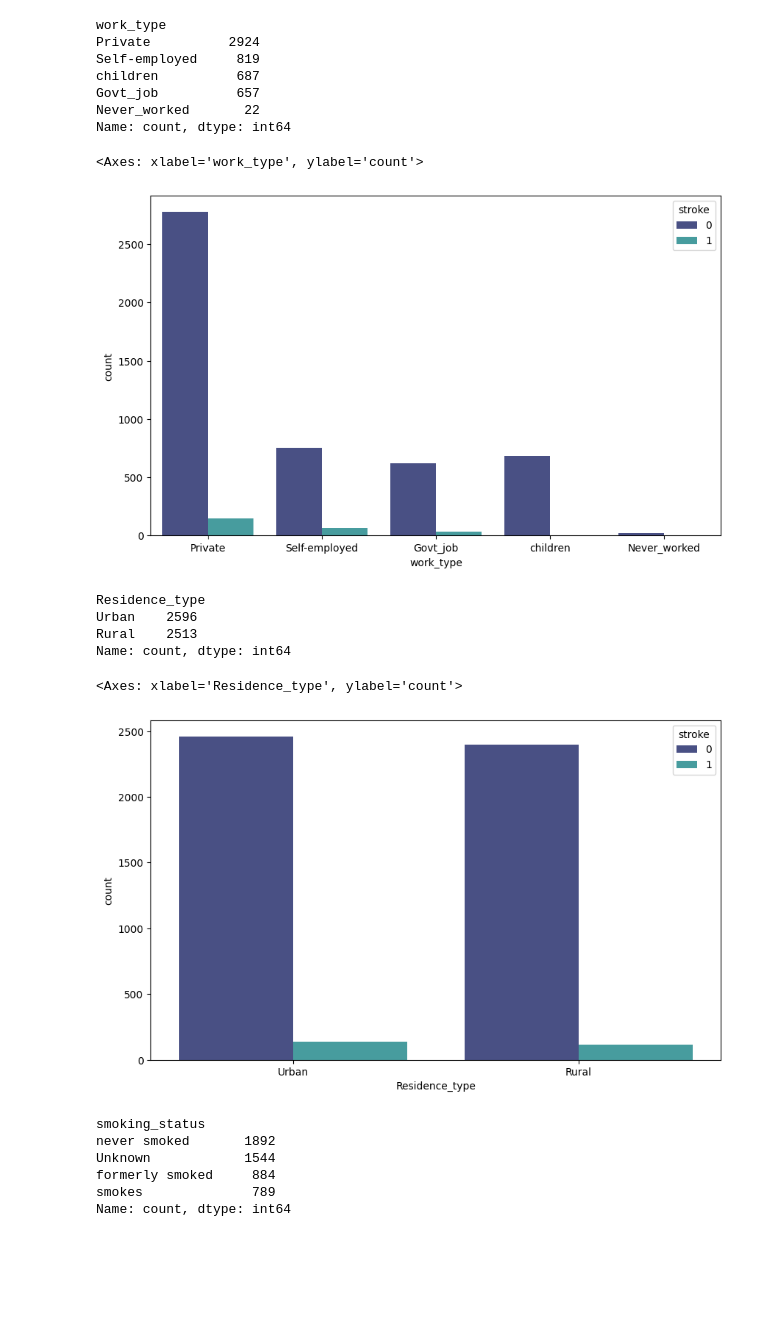
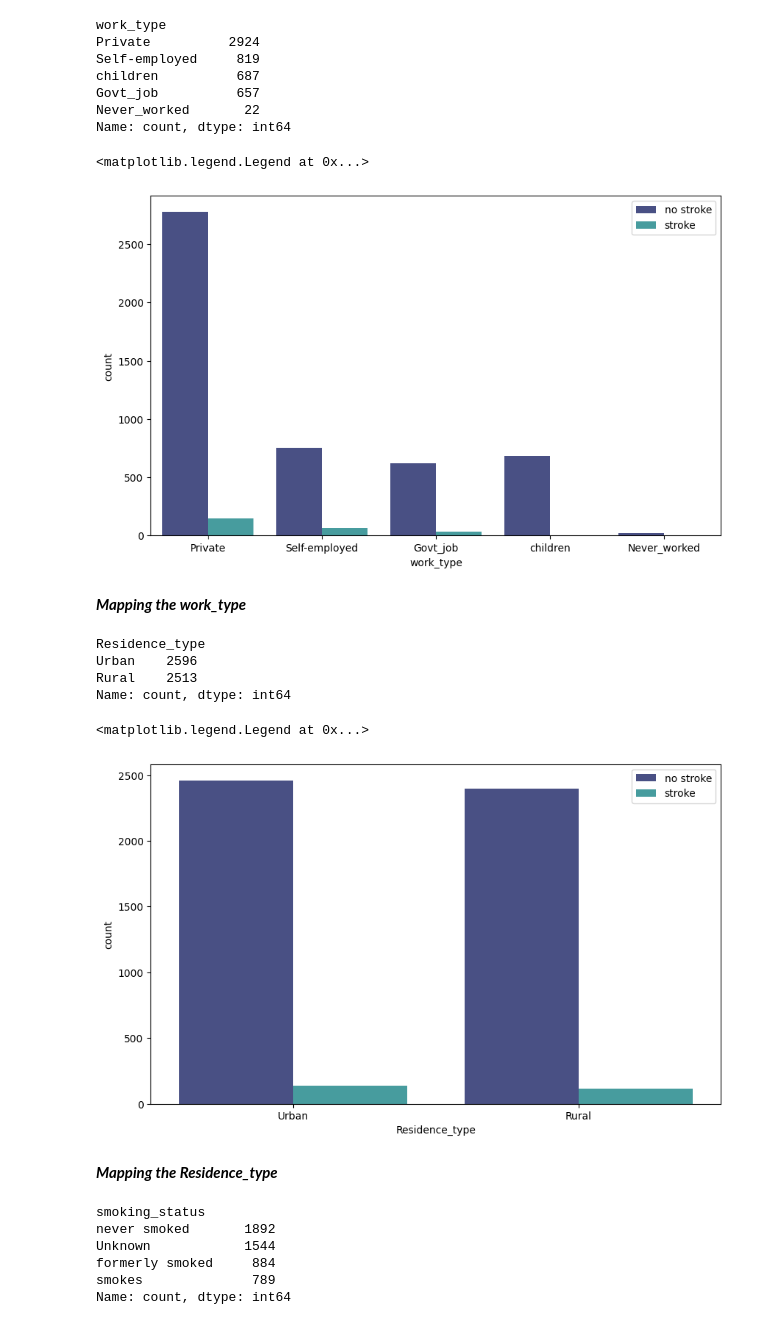
Before and after one commit to Menna167200/-_-, a Jupyter notebook: stroke-prediction-with-99-accuracy.ipynb, the cells around one changed output. Saved outputs shown, nothing was run; the diff lists cells and outputs as text; code cells hidden in the pictures; blank space fills up the shorter version.

```diff
--- a/stroke-prediction-with-99-accuracy.ipynb
+++ b/stroke-prediction-with-99-accuracy.ipynb
@@ -362,9 +376,12 @@ Name: count, dtype: int64
 # %%
 plt.figure(figsize=(10,6))
 sns.countplot(x="work_type", data=data, palette='mako',hue='stroke')
+plt.legend(['no stroke','stroke'])
 # %% [output]
-<Axes: xlabel='work_type', ylabel='count'>
+<matplotlib.legend.Legend at 0x...>
-[figure, old version]
+[figure, new version]
+# %% [markdown]
+***Mapping the work_type***
 # %%
 data.work_type = data.work_type.map({'Private':0,'Self-employed':1,'children':2,'Govt_job':3,'Never_worked':4})
 # %%
@@ -377,9 +394,12 @@ Name: count, dtype: int64
 # %%
 plt.figure(figsize=(10,6))
 sns.countplot(x="Residence_type", data=data, palette='mako',hue='stroke')
+plt.legend(['no stroke','stroke'])
 # %% [output]
-<Axes: xlabel='Residence_type', ylabel='count'>
+<matplotlib.legend.Legend at 0x...>
-[figure, old version]
+[figure, new version]
+# %% [markdown]
+***Mapping the Residence_type***
 # %%
 data.Residence_type = data.Residence_type.map({'Urban':0,'Rural':1})
 # %%
```
Also changed, not shown: parts of 15 cells of this notebook.
